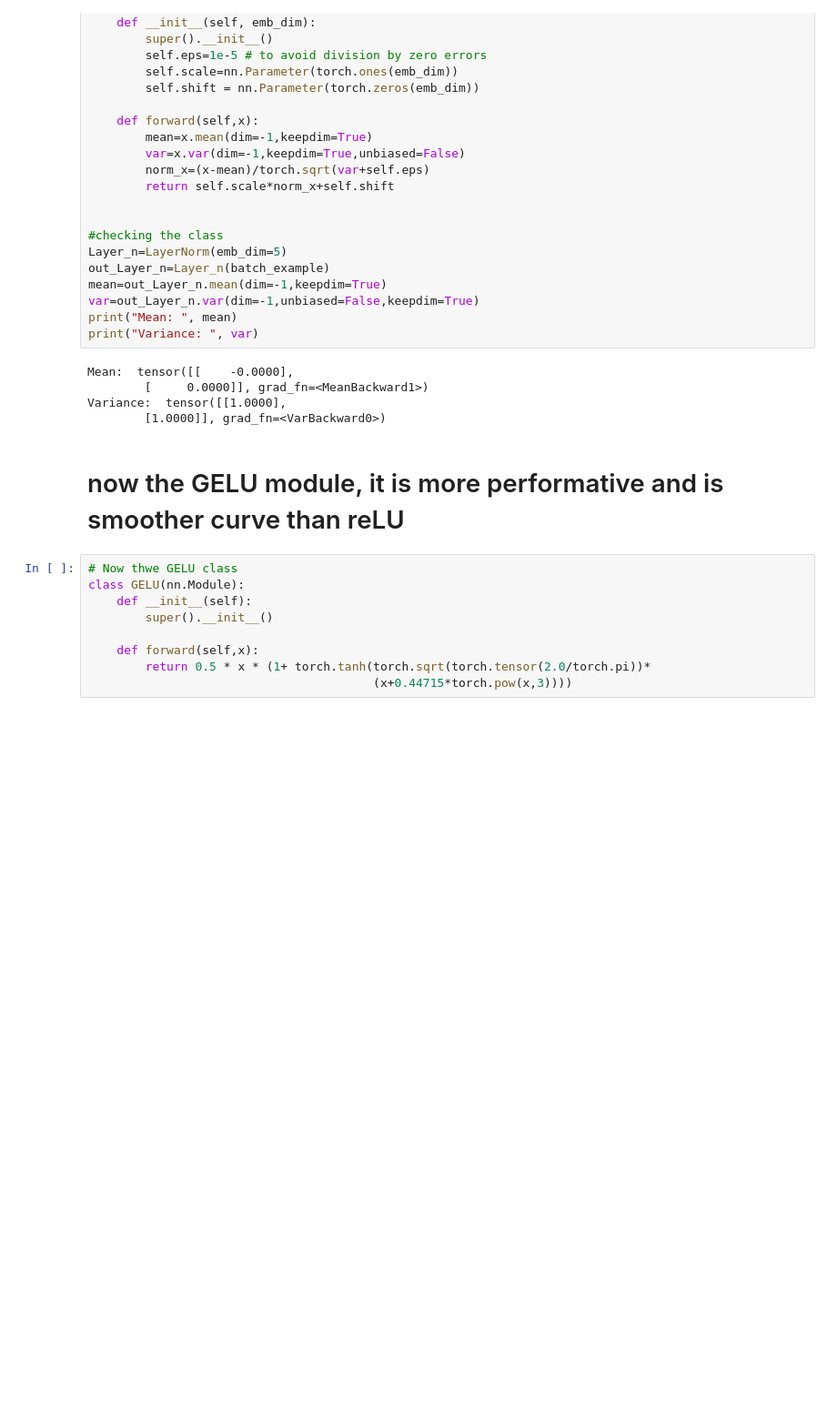
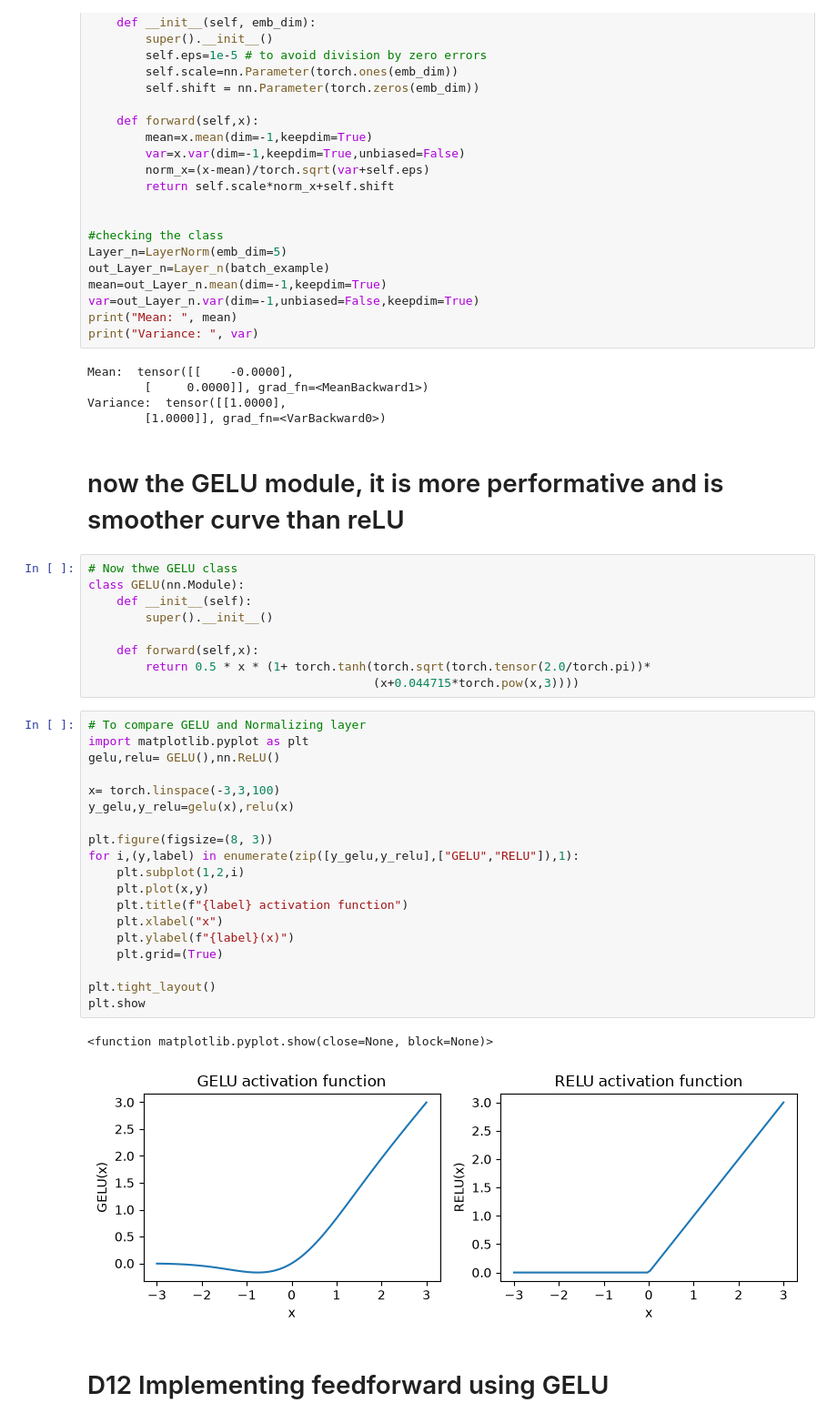
Before and after one commit to AbdullahRafique-code/ScratchLLM, a Jupyter notebook: GPT.ipynb, the cells around one changed output. Shown at 91% size. Cells and saved outputs as stored; diff of their text form; blank space fills up the shorter version.

```diff
--- a/GPT.ipynb
+++ b/GPT.ipynb
@@ -184,4 +199,28 @@ class GELU(nn.Module):
 
     def forward(self,x):
         return 0.5 * x * (1+ torch.tanh(torch.sqrt(torch.tensor(2.0/torch.pi))*
-                                        (x+0.44715*torch.pow(x,3))))
+                                        (x+0.044715*torch.pow(x,3))))
+# %%
+# To compare GELU and Normalizing layer
+import matplotlib.pyplot as plt
+gelu,relu= GELU(),nn.ReLU()
+
+x= torch.linspace(-3,3,100)
+y_gelu,y_relu=gelu(x),relu(x)
+
+plt.figure(figsize=(8, 3))
+for i,(y,label) in enumerate(zip([y_gelu,y_relu],["GELU","RELU"]),1):
+    plt.subplot(1,2,i)
+    plt.plot(x,y)
+    plt.title(f"{label} activation function")
+    plt.xlabel("x")
+    plt.ylabel(f"{label}(x)")
+    plt.grid=(True)
+
+plt.tight_layout()
+plt.show
+# %% [output]
+<function matplotlib.pyplot.show(close=None, block=None)>
+[figure, added]
+# %% [markdown]
+# D12 Implementing feedforward using GELU
```
Also changed, not shown: parts of 11 cells of this notebook, 2 other files.
